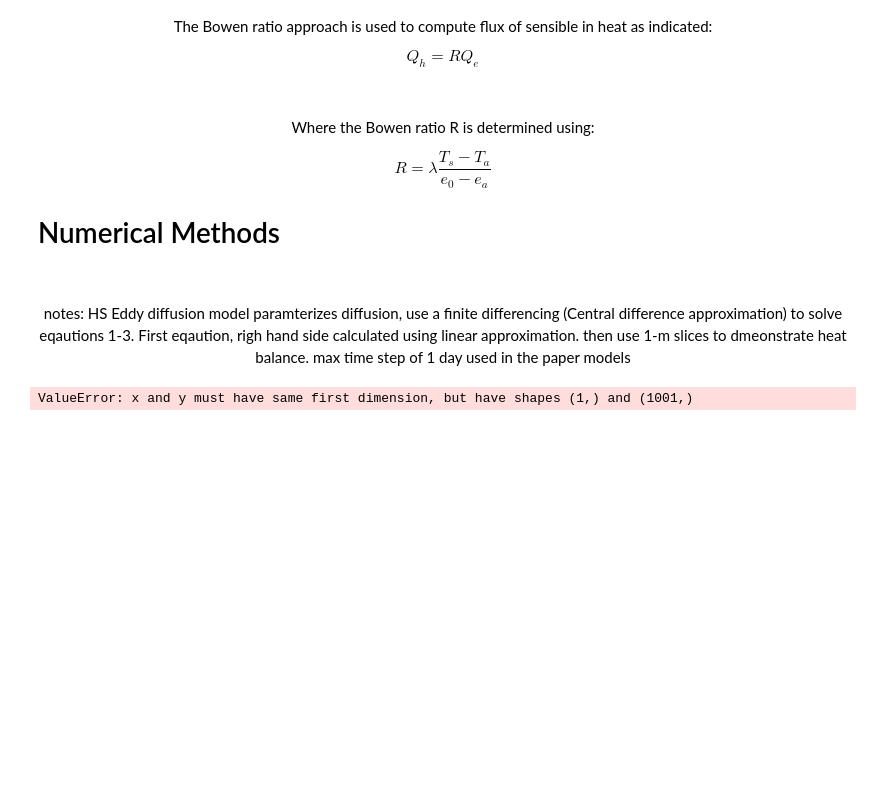
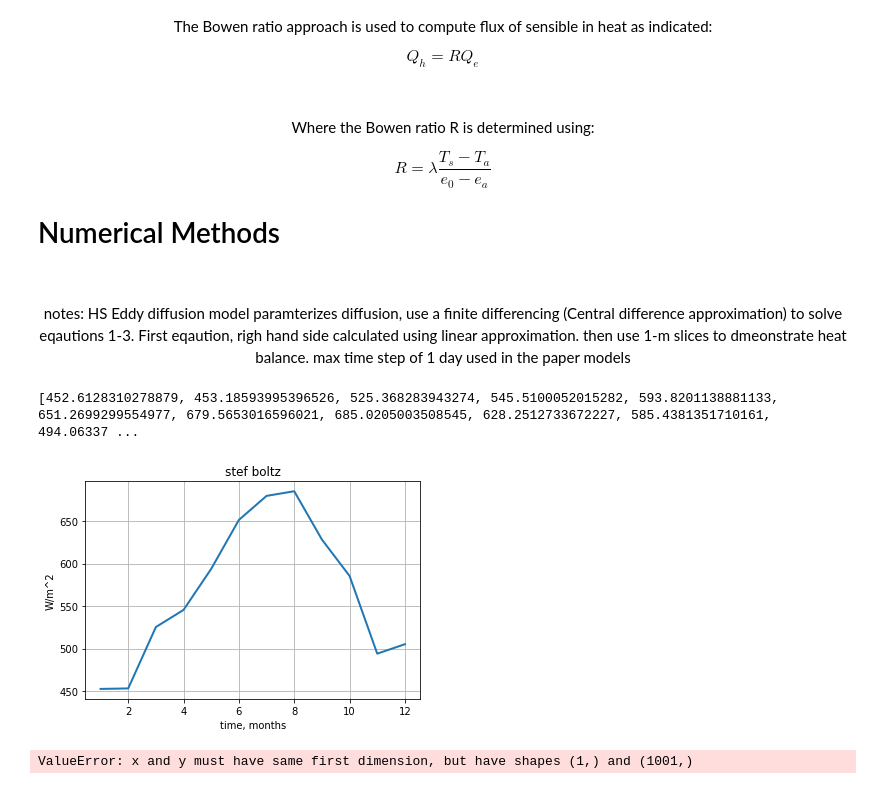
Before and after one commit to chelsealandsky/Final_Project_4610, a Jupyter notebook: FinalProject.ipynb, the cells around one changed output. Drawn from its saved outputs; the diff is of its cells as text; code cells hidden in the pictures; blank space fills up the shorter version.

```diff
--- a/FinalProject.ipynb
+++ b/FinalProject.ipynb
@@ -207,7 +204,7 @@ Qh =  15                          #flux of sensible heat, W/m^2
 k = 0.4                           #von Karman constant
 Po = 1.0                          #neutral turbulent Prandtl number
 U2 = 5                            #wind speed, m/s
-wstar = 1.2*10**-3*U2              #friction velocity at surface, m/s
+wstar = 1.2*10**-3*U2             #friction velocity at surface, m/s
 Ri = 1.1                          #gradient Richardson number  https://glossary.ametsoc.org/wiki/Gradient_richardson_number
 N = 0.002                         #Brunt-Vaisala frequency, 1/s
 rho = 997                         #density of fresh water, kg/m^3
@@ -224,7 +221,7 @@ H = 3.14                          #half day length, radians
 eps_a = 0.8                        #emissivity of the atmosphere dependent on cloud cover and air vapor pressure
 airvp = 101.325                    #air vapor pressure, kPa
 sbconst = 5.6704*10**-8             #Stefan Boltzman constant, W/m^2K^4
-Ta = 288.15                        # temperature of atmosphere, K   ???  table here?
+Ta = [316.05, 316.15,328.05,331.15,338.25,346.15,349.85,350.55,343.05,337.05,323.05,324.85]  # monthly average temperature of atmosphere, K
 
 #Longwave radiation from atmosphere
 A1 = 3                             #longwave albedo of lake surface
@@ -252,21 +249,40 @@ bottomB = 0 #check this
 # %%
 #Equations
 
 eddydiff = (((k*wstar*Z)/Po)*e**(-kstar*Z))*(1/(1+(37*Ri**2))) #Henderson-Seller Eddy Diffusion Model, m^2/s ?
 
 netshort = Kd*(1-As) #Net shortwave radiation at lake surface, W/m^2
 
-stefbolt = eps_a*sbconst*(Ta+273.15)**4  #Stefan-Boltzman law to approximate atmospheric longwave radiation, W/m^2 ?
+def stefbolt(eps_a,sbconst,Ta): #Stefan-Boltzman law to approximate atmospheric longwave radiation, W/m^2
+    sbl = []
+    for i in range(len(Ta)):
+        sb = eps_a*sbconst*(Ta[i])**4
+        sbl.append(sb)
+    return sbl
 
-longatm = (1-A1)*stefbolt  #Longwave radiation from the atmosphere at the lake surface, W/m^2
+t=np.arange(1,13)
+sbl=stefbolt(eps_a, sbconst, Ta)
+plt.figure()
+plt.title("stef boltz")
+plt.grid()
+plt.plot(t, sbl, linewidth=2, label='')
+plt.xlabel('time, months')
+plt.ylabel('W/m^2')
+
+longatm = (1-A1)*sbl  #Longwave radiation from the atmosphere at the lake surface, W/m^2
 
 longlake = e*sbconst*(Ts+273.15)**4 #longwave radiation emitted by lake, W/m^2
 
 evapmasst = N*U2*(eo-ea) #Harbeck mass transfer model for evaporation, mm
 
 latheatflux = rho2*Le*evapmasst  #Latent heat flux, W/m^2
 
 sensheatflux = R*latheatflux   #Sensible Heat Flux, W/m^2
+
+print(sbl)
+# %% [output]
+[452.6128310278879, 453.18593995396526, 525.368283943274, 545.5100052015282, 593.8201138881133, 651.2699299554977, 679.5653016596021, 685.0205003508545, 628.2512733672227, 585.4381351710161, 494.06337 ...
+[figure, added]
 # %%
 n = 1000  #???
 dt = td/n # grid size for time (s)  #???
```
Also changed, not shown: parts of 4 cells of this notebook, 1 other file.
